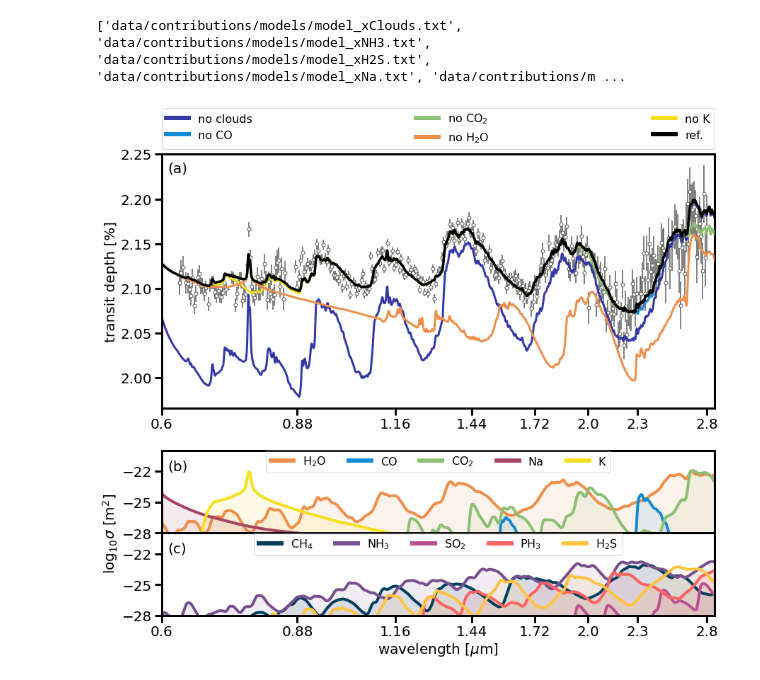
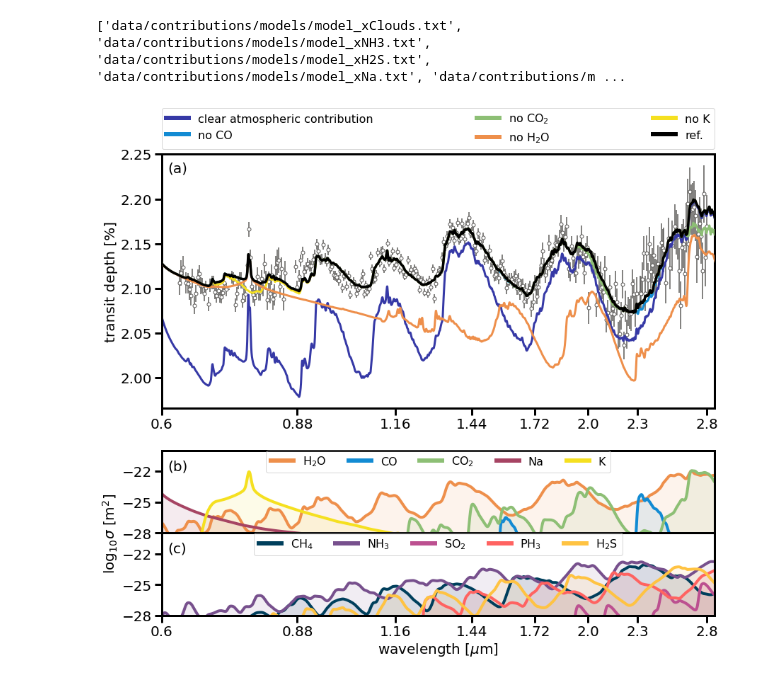
Before and after one commit to afeinstein20/wasp39b_niriss_paper, a Jupyter notebook: figure3.ipynb, the cells around one changed output. Cells and saved outputs as stored; diff of their text form; code cells hidden in the pictures.

```diff
--- a/figure3.ipynb
+++ b/figure3.ipynb
@@ -119,7 +119,7 @@ ax1.errorbar(data['wave'], data['dppm']/1e6,
 zorder=[2,3,4,10,5,6]
 c = [10, 70, 160, 205, 240]
 lw=np.full(6, 3)
-labels=['no clouds', 'no CO', r'no CO$_2$',r'no H$_2$O',  'no K']
+labels=['clear atmospheric contribution', 'no CO', r'no CO$_2$',r'no H$_2$O',  'no K']
 for i,m in enumerate(no_models):
     label=m.split('_')[-1]
 
@@ -219,31 +219,31 @@ for a in [ax1, ax3]:
     a.set_xticklabels(np.round(xticks,2))
 
 ax2.set_xlim(0.6,2.86)
 ax2.set_xscale('log')
 ax2.set_xticks([0.6])
 ax2.set_xticklabels([''])
 
 ax3.set_xlabel('wavelength [$\mu$m]')
 ax1.set_ylabel('transit depth [%]')
 #ax2.set_ylabel(r'log$_{10}\sigma$ [m$^2$]')
 ax3.set_ylabel(r'log$_{10}\sigma$ [m$^2$]', y=1)
 
 ax1.minorticks_off()
 plt.minorticks_off()
 
 yticks = np.round(np.arange(0.020, 0.0230, 0.0005),4)
 ax1.set_yticks(yticks)
 labels = np.round(yticks*100,2)
 labels = [format(i, '.2f') for i in labels]
 ax1.set_yticklabels(labels)
 
 ax1.text(s='(a)', x=0.61, y=0.0223, fontsize=20)
 ax2.text(s='(b)', x=0.61, y=-21.9, fontsize=20)
 ax3.text(s='(c)', x=0.61, y=-21.9, fontsize=20)
 
 plt.savefig(#'/Users/belugawhale/Desktop/contribution.png',
             '/Users/belugawhale/Documents/niriss_real/wasp39/paper_figures/contribution.pdf',
              dpi=250,
             rasterize=True, bbox_inches='tight')
 # %% [output]
-[figure, old version]
+[figure, new version]
```
Also changed, not shown: 3 other files.
